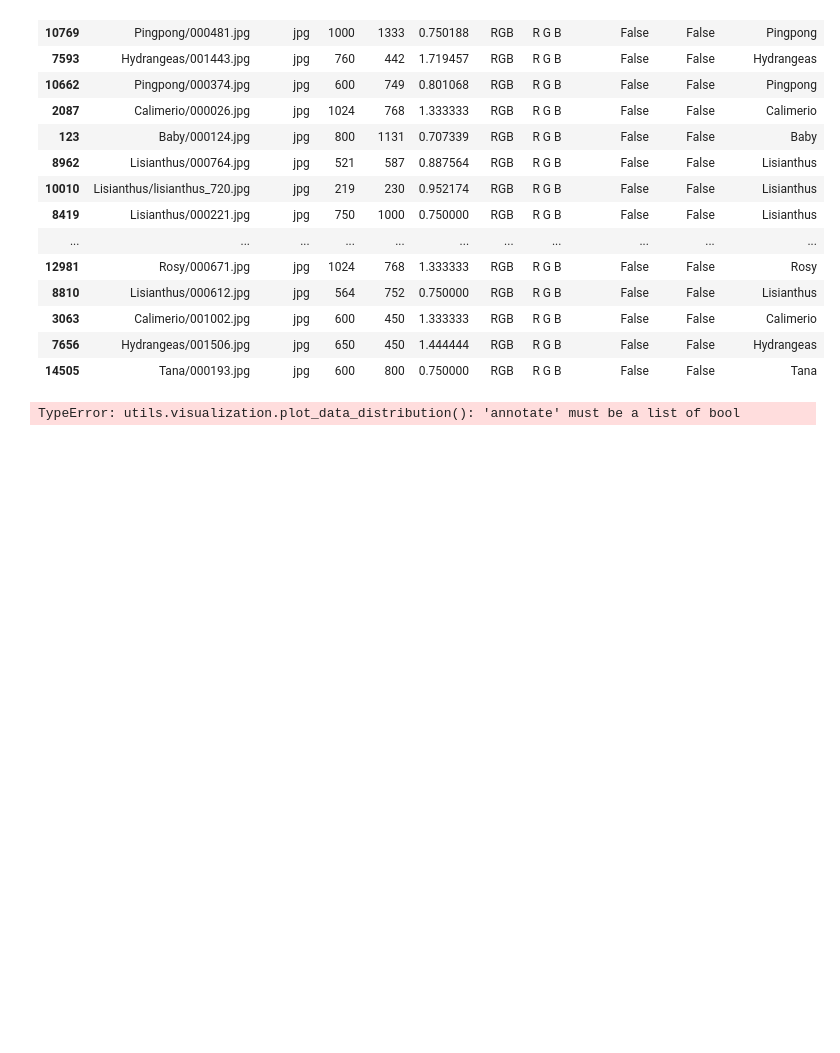
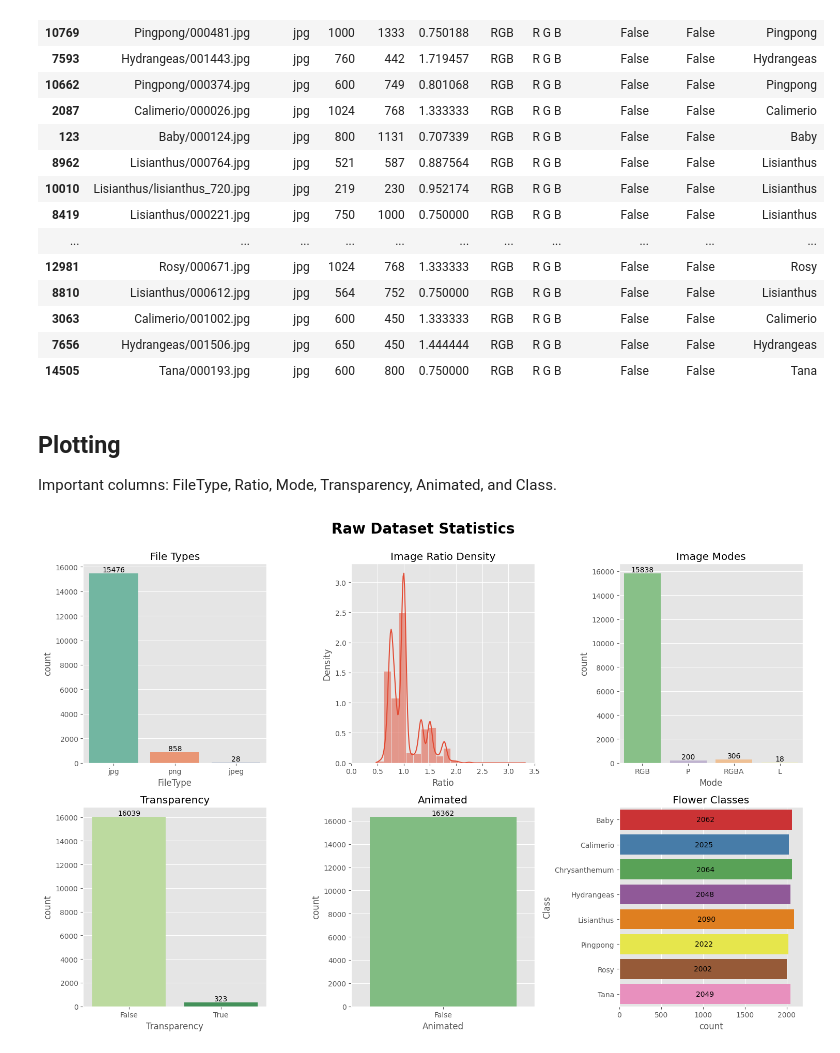
Before and after one commit to miketvo/rmit2023a-cosc2753-assignment2, a Jupyter notebook: notebooks/Step1.EDA.ipynb, the cells around one changed output. Cells and saved outputs as stored; diff of their text form; code cells hidden in the pictures; blank space fills up the shorter version.

```diff
--- a/notebooks/Step1.EDA.ipynb
+++ b/notebooks/Step1.EDA.ipynb
@@ -65,23 +95,23 @@ df_raw.sample(n=42, random_state=42)
 | 3063 | Calimerio/001002.jpg | jpg | 600 | 450 | 1.333333 | RGB | R G B | False | False | Calimerio |
 | 7656 | Hydrangeas/001506.jpg | jpg | 650 | 450 | 1.444444 | RGB | R G B | False | False | Hydrangeas |
 | 14505 | Tana/000193.jpg | jpg | 600 | 800 | 0.750000 | RGB | R G B | False | False | Tana |
-# %%
-bool_colors = ['#f2483d', '#3df285']
-
-fig, ax = plot_data_distribution(
-    df_raw,
-    ['FileType', 'Ratio', 'Mode', 'Transparency', 'Animated', 'Class'],
-    ['File Types', 'Image Ratio Distribution', 'Image Modes', 'Image Transparency', 'Animation', 'Flower Classes'],
-    nrows=2, ncols=3,
-    figsize=(15, 10),
-    annotate=[True, False, True, True, True, True],
-    colors=[None, None, None, None, None, COLORS]
-)
-
-ax[1][2].set_xticks(ax[1][2].get_xticks())
-ax[1][2].set_xticklabels(ax[1][2].get_xticklabels(), rotation=45)
-
-fig.tight_layout()
-fig.savefig('images/EDA-RawDataset.png')
-# %% [output]
-TypeError: utils.visualization.plot_data_distribution(): 'annotate' must be a list of bool
+# %% [markdown]
+## Plotting
+
+Important columns: FileType, Ratio, Mode, Transparency, Animated, and Class.
+# %%
+fig, ax = plt.subplots(2, 3, figsize=(15, 10))
+
+data_countplot(df_raw, 'FileType', ax=ax[0][0], title='File Types', annotate=True, palette='Set2')
+data_histplot(df_raw, 'Ratio', ax=ax[0][1], title='Image Ratio Density', bins=20, kde=True, stat='density')
+data_countplot(df_raw, 'Mode', ax=ax[0][2], title='Image Modes', annotate=True, palette='Accent')
+data_countplot(df_raw, 'Transparency', ax=ax[1][0], title='Transparency', annotate=True, palette='YlGn')
+data_countplot(df_raw, 'Animated', ax=ax[1][1], title='Animated', annotate=True, palette='YlGn')
+data_countplot(df_raw, 'Class', ax=ax[1][2], horizontal=True, title='Flower Classes', xticklabels_rotation=45, annotate=True, palette='Set1')
+
+fig.suptitle('Raw Dataset Statistics', fontsize=20, fontweight='bold', y=1.0)
+
+fig.tight_layout(rect=[0, 0, 1, 1])
+fig.savefig('images/EDA-RawDataset-Stats.png')
+# %% [output]
+[figure, added]
```
Also changed, not shown: parts of 5 cells of this notebook, 4 other files.
